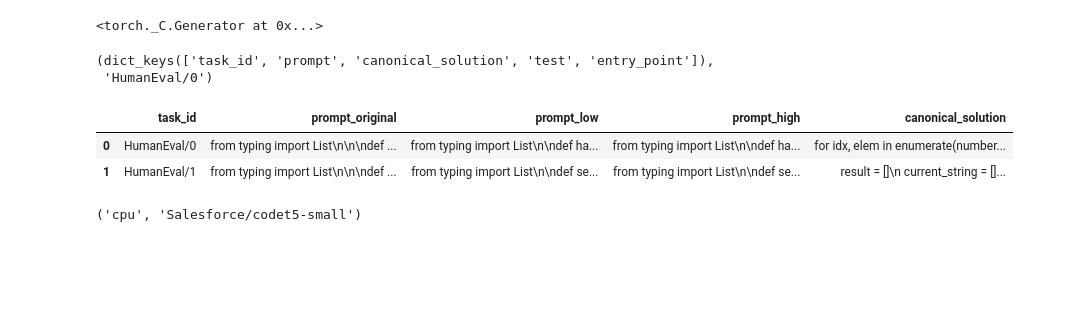
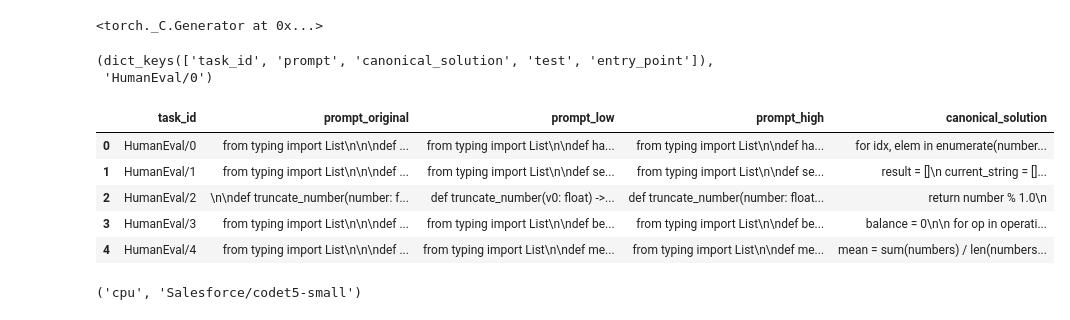
Before and after one commit to AlexRaudvee/Privacy-Preserving-LLM-Code-Complition, a Jupyter notebook: notebooks/privacy_utility_tradeoff.ipynb, the cells around one changed output. Cells and saved outputs as stored; diff of their text form; code cells hidden in the pictures; blank space fills up the shorter version.

```diff
--- a/notebooks/privacy_utility_tradeoff.ipynb
+++ b/notebooks/privacy_utility_tradeoff.ipynb
@@ -60,25 +60,28 @@ ds20[0].keys(), ds20[0]["task_id"]
 # %%
 # 2) Prepare prompt variants
 
 rows = []
 for ex in ds20:
     original = ex["prompt"]
     low = low_obfuscation(original)
     high = high_obfuscation(original)
     rows.append({
         "task_id": ex["task_id"],
         "prompt_original": original,
         "prompt_low": low,
         "prompt_high": high,
         "canonical_solution": ex["canonical_solution"],
     })
 
 df = pd.DataFrame(rows)
-df.head(2)
+df.head()
 # %% [output]
 |  | task_id | prompt_original | prompt_low | prompt_high | canonical_solution |
 | 0 | HumanEval/0 | from typing import List\n\n\ndef ... | from typing import List\n\ndef ha... | from typing import List\n\ndef ha... | for idx, elem in enumerate(number... |
 | 1 | HumanEval/1 | from typing import List\n\n\ndef ... | from typing import List\n\ndef se... | from typing import List\n\ndef se... | result = []\n current_string = []... |
+| 2 | HumanEval/2 | \n\ndef truncate_number(number: f... | def truncate_number(v0: float) ->... | def truncate_number(number: float... | return number % 1.0\n |
+| 3 | HumanEval/3 | from typing import List\n\n\ndef ... | from typing import List\n\ndef be... | from typing import List\n\ndef be... | balance = 0\n\n for op in operati... |
+| 4 | HumanEval/4 | from typing import List\n\n\ndef ... | from typing import List\n\ndef me... | from typing import List\n\ndef me... | mean = sum(numbers) / len(numbers... |
 # %%
 # 3) Load model (default: CodeT5-small)
 
```
Also changed, not shown: parts of 2 cells of this notebook, 2 other files.
